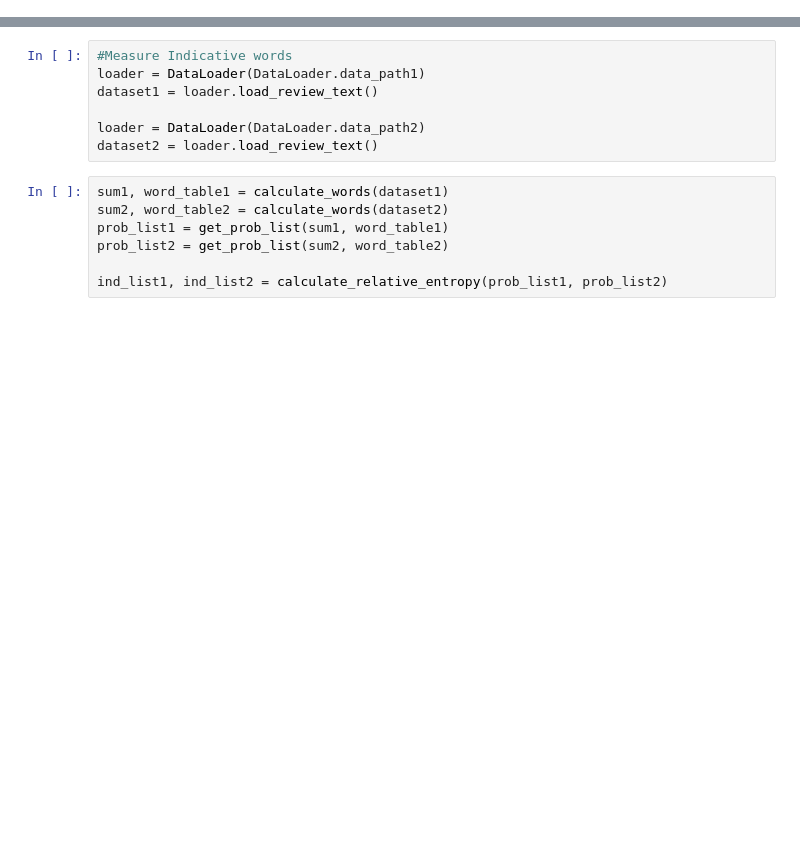
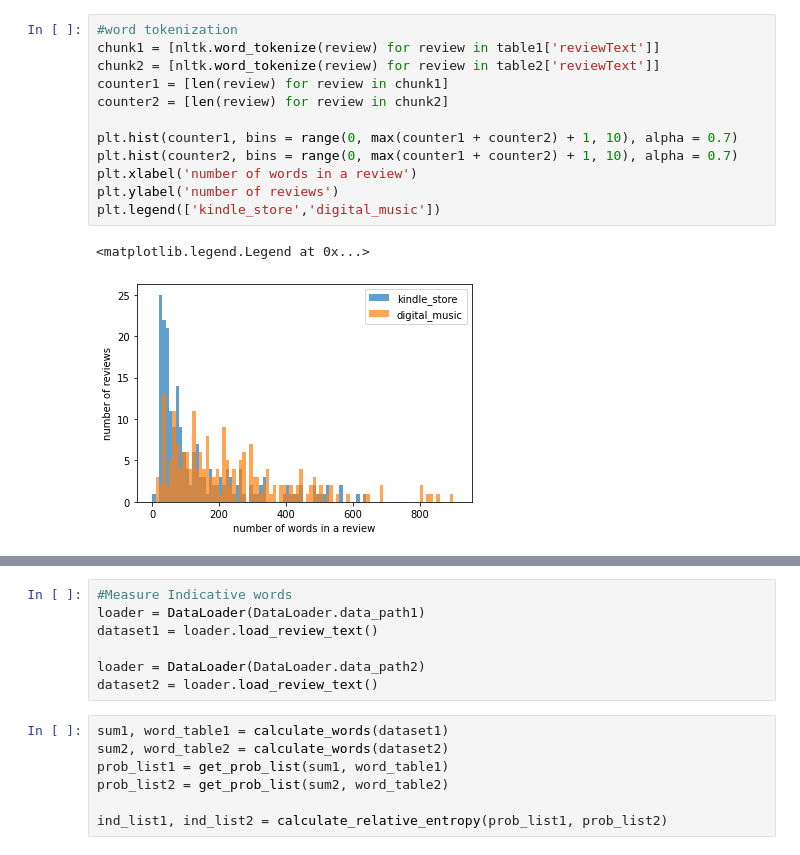
Before and after one commit to yklInverted/AI6122-Text-Project, a Jupyter notebook: DatasetAnalysis.ipynb, the cells around one changed output, grey strips where cells are left out. Cells and saved outputs as stored; diff of their text form; blank space fills up the shorter version.

```diff
--- a/DatasetAnalysis.ipynb
+++ b/DatasetAnalysis.ipynb
@@ -56,0 +38,15 @@ tagged[:5]
+# %%
+#word tokenization
+chunk1 = [nltk.word_tokenize(review) for review in table1['reviewText']]
+chunk2 = [nltk.word_tokenize(review) for review in table2['reviewText']]
+counter1 = [len(review) for review in chunk1]
+counter2 = [len(review) for review in chunk2]
+
+plt.hist(counter1, bins = range(0, max(counter1 + counter2) + 1, 10), alpha = 0.7)
+plt.hist(counter2, bins = range(0, max(counter1 + counter2) + 1, 10), alpha = 0.7)
+plt.xlabel('number of words in a review')
+plt.ylabel('number of reviews')
+plt.legend(['kindle_store','digital_music'])
+# %% [output]
+<matplotlib.legend.Legend at 0x...>
+[figure, added]
```
Also changed, not shown: parts of 18 cells of this notebook, 3 other files.
